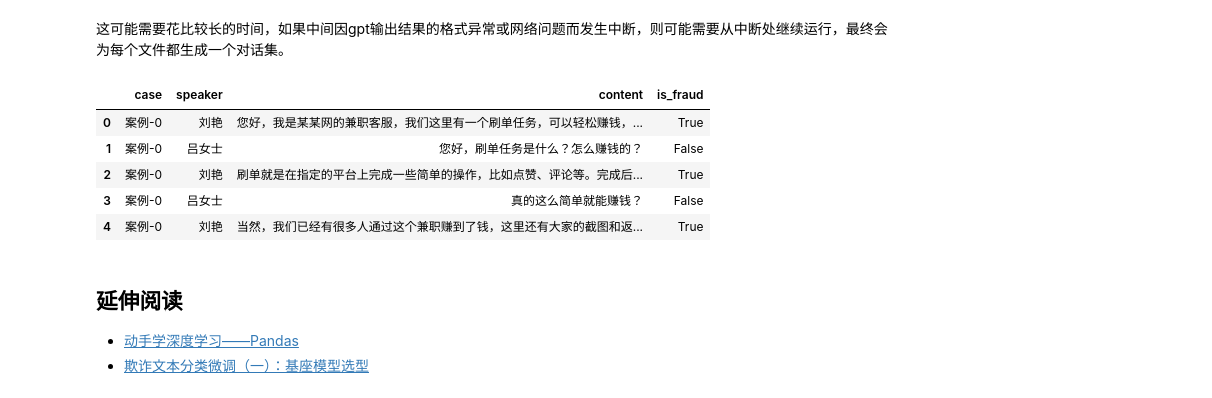
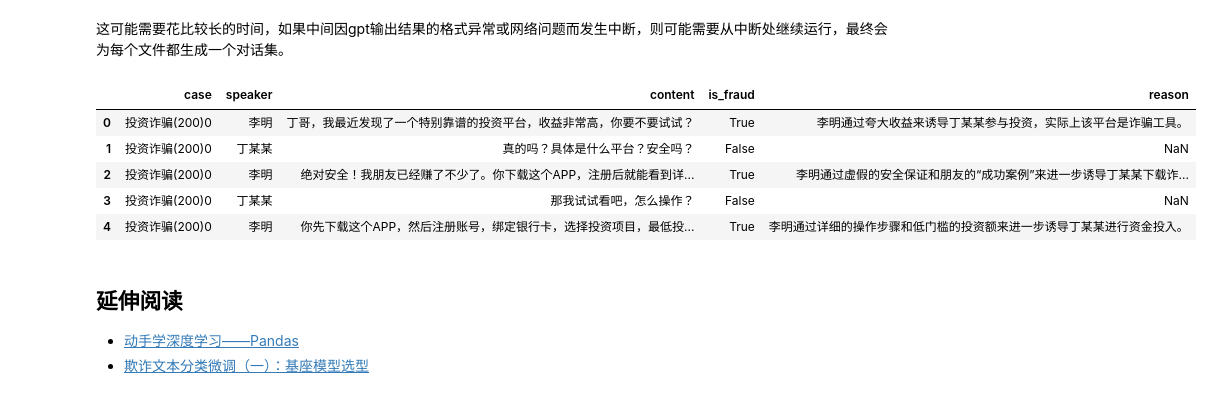
Before and after one commit to 18853477039/anti_fraud_sft, a Jupyter notebook: 2-制作数据集：正向标签.ipynb, the cells around one changed output. Drawn from its saved outputs; the diff is of its cells as text; code cells hidden in the pictures.

```diff
--- a/2-制作数据集：正向标签.ipynb
+++ b/2-制作数据集：正向标签.ipynb
@@ -469,14 +483,15 @@ Detected encoding for ./dataset/Fraud_News_Reports/诈骗(150).csv: GB2312
 # %% [markdown]
 这可能需要花比较长的时间，如果中间因gpt输出结果的格式异常或网络问题而发生中断，则可能需要从中断处继续运行，最终会为每个文件都生成一个对话集。
 # %%
-pd.read_csv(f"./dataset/csv_dialogs/兼职刷单诈骗(140).csv").head()
+# pd.read_csv(f"./dataset/csv_dialogs/兼职刷单诈骗(140).csv").head()
+pd.read_csv(f"./dataset/fraud/csv_dialogs/投资诈骗(200).csv").head()
 # %% [output]
-|  | case | speaker | content | is_fraud |
-| 0 | 案例-0 | 刘艳 | 您好，我是某某网的兼职客服，我们这里有一个刷单任务，可以轻松赚钱，... | True |
-| 1 | 案例-0 | 吕女士 | 您好，刷单任务是什么？怎么赚钱的？ | False |
-| 2 | 案例-0 | 刘艳 | 刷单就是在指定的平台上完成一些简单的操作，比如点赞、评论等。完成后... | True |
-| 3 | 案例-0 | 吕女士 | 真的这么简单就能赚钱？ | False |
-| 4 | 案例-0 | 刘艳 | 当然，我们已经有很多人通过这个兼职赚到了钱，这里还有大家的截图和返... | True |
+|  | case | speaker | content | is_fraud | reason |
+| 0 | 投资诈骗(200)0 | 李明 | 丁哥，我最近发现了一个特别靠谱的投资平台，收益非常高，你要不要试试？ | True | 李明通过夸大收益来诱导丁某某参与投资，实际上该平台是诈骗工具。 |
+| 1 | 投资诈骗(200)0 | 丁某某 | 真的吗？具体是什么平台？安全吗？ | False | NaN |
+| 2 | 投资诈骗(200)0 | 李明 | 绝对安全！我朋友已经赚了不少了。你下载这个APP，注册后就能看到详... | True | 李明通过虚假的安全保证和朋友的“成功案例”来进一步诱导丁某某下载诈... |
+| 3 | 投资诈骗(200)0 | 丁某某 | 那我试试看吧，怎么操作？ | False | NaN |
+| 4 | 投资诈骗(200)0 | 李明 | 你先下载这个APP，然后注册账号，绑定银行卡，选择投资项目，最低投... | True | 李明通过详细的操作步骤和低门槛的投资额来进一步诱导丁某某进行资金投入。 |
 # %% [markdown]
 ## 延伸阅读
 - [动手学深度学习——Pandas](https://golfxiao.blog.csdn.net/article/details/138143669)
```
Also changed, not shown: parts of 5 cells of this notebook, 2 other files.
